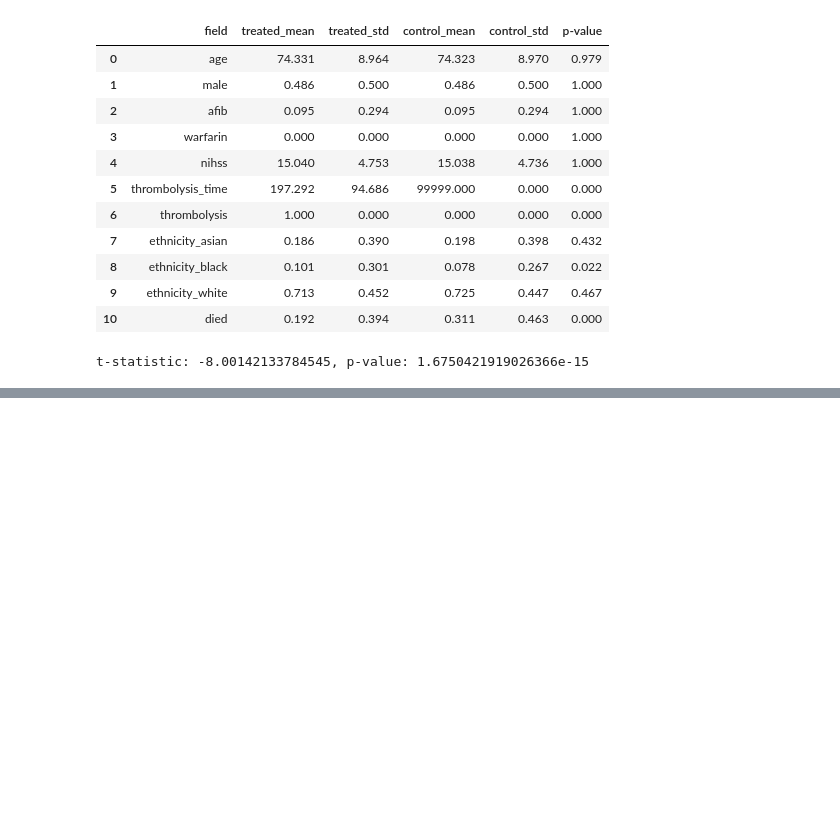
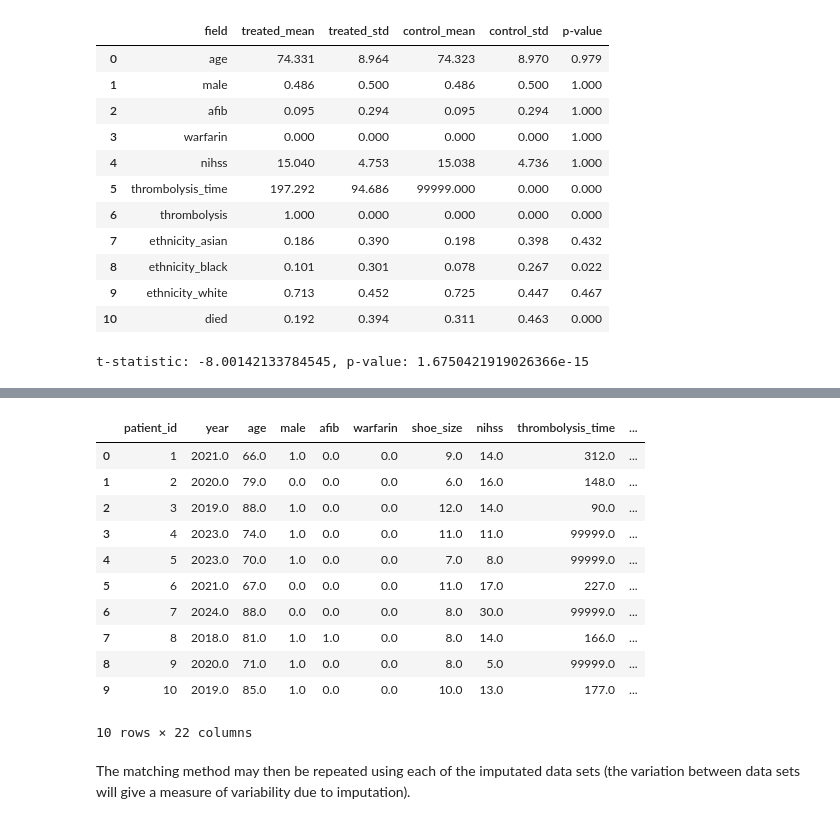
Before and after one commit to CausalHealthLab/treatment_effect_examples, a Jupyter notebook: 02_target_trial_with_knn_matching.ipynb, the cells around one changed output, grey strips where cells are left out. Saved outputs shown, nothing was run; the diff lists cells and outputs as text; code cells hidden in the pictures; blank space fills up the shorter version.

```diff
--- a/02_target_trial_with_knn_matching.ipynb
+++ b/02_target_trial_with_knn_matching.ipynb
@@ -412,0 +509,25 @@ t-statistic: -8.00142133784545, p-value: 1.6750421919026366e-15
+# %%
+# Make sure the package is available and compatible (it requires an older version of lightgbm).
+
+# pip install miceforest
+# pip install "lightgbm<4.7.0"
+
+import miceforest as mf
+
+num_datasets = 3
+
+kernel = mf.ImputationKernel(
+    df_missing,
+    num_datasets=3,
+    save_all_iterations_data=True,
+    random_state=42,
+)
+
+# Perform the imputation with progress
+kernel.mice(iterations=5, verbose=True)
+
+# Retrieve each completed dataset
+imputed_datasets = [
+    kernel.complete_data(dataset=i, inplace=False)
+    for i in range(num_datasets)
+]
@@ -412,0 +552,17 @@ t-statistic: -8.00142133784545, p-value: 1.6750421919026366e-15
+# %%
+imputed_datasets[1].head(10)
+# %% [output]
+|  | patient_id | year | age | male | afib | warfarin | shoe_size | nihss | thrombolysis_time | ... |
+| 0 | 1 | 2021.0 | 66.0 | 1.0 | 0.0 | 0.0 | 9.0 | 14.0 | 312.0 | ... |
+| 1 | 2 | 2020.0 | 79.0 | 0.0 | 0.0 | 0.0 | 6.0 | 16.0 | 148.0 | ... |
+| 2 | 3 | 2019.0 | 88.0 | 1.0 | 0.0 | 0.0 | 12.0 | 14.0 | 90.0 | ... |
+| 3 | 4 | 2023.0 | 74.0 | 1.0 | 0.0 | 0.0 | 11.0 | 11.0 | 99999.0 | ... |
+| 4 | 5 | 2023.0 | 70.0 | 1.0 | 0.0 | 0.0 | 7.0 | 8.0 | 99999.0 | ... |
+| 5 | 6 | 2021.0 | 67.0 | 0.0 | 0.0 | 0.0 | 11.0 | 17.0 | 227.0 | ... |
+| 6 | 7 | 2024.0 | 88.0 | 0.0 | 0.0 | 0.0 | 8.0 | 30.0 | 99999.0 | ... |
+| 7 | 8 | 2018.0 | 81.0 | 1.0 | 1.0 | 0.0 | 8.0 | 14.0 | 166.0 | ... |
+| 8 | 9 | 2020.0 | 71.0 | 1.0 | 0.0 | 0.0 | 8.0 | 5.0 | 99999.0 | ... |
+| 9 | 10 | 2019.0 | 85.0 | 1.0 | 0.0 | 0.0 | 10.0 | 13.0 | 177.0 | ... |
+10 rows × 22 columns
+# %% [markdown]
+The matching method may then be repeated using each of the imputated data sets (the variation between data sets will give a measure of variability due to imputation).
```
Also changed, not shown: parts of 6 cells of this notebook.
